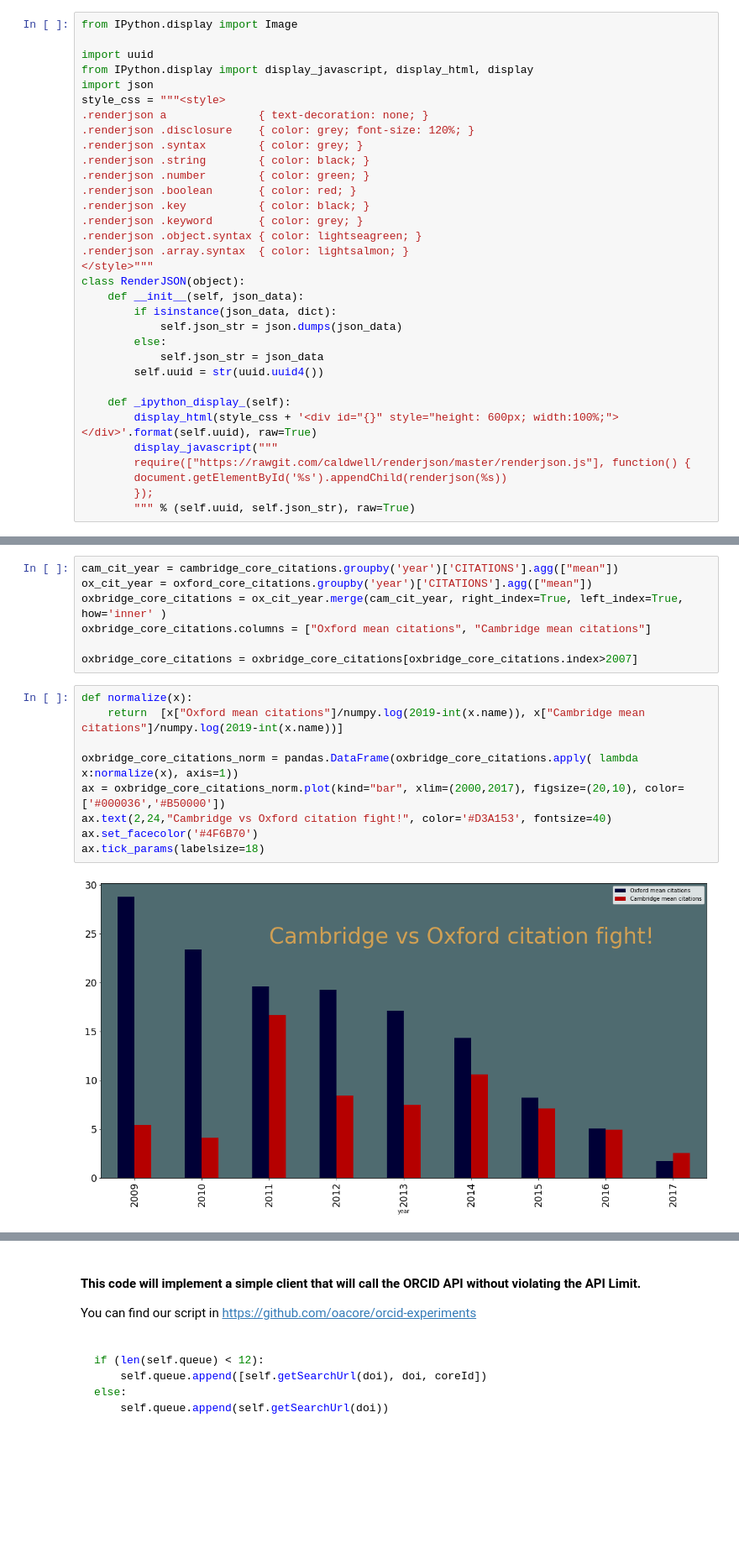
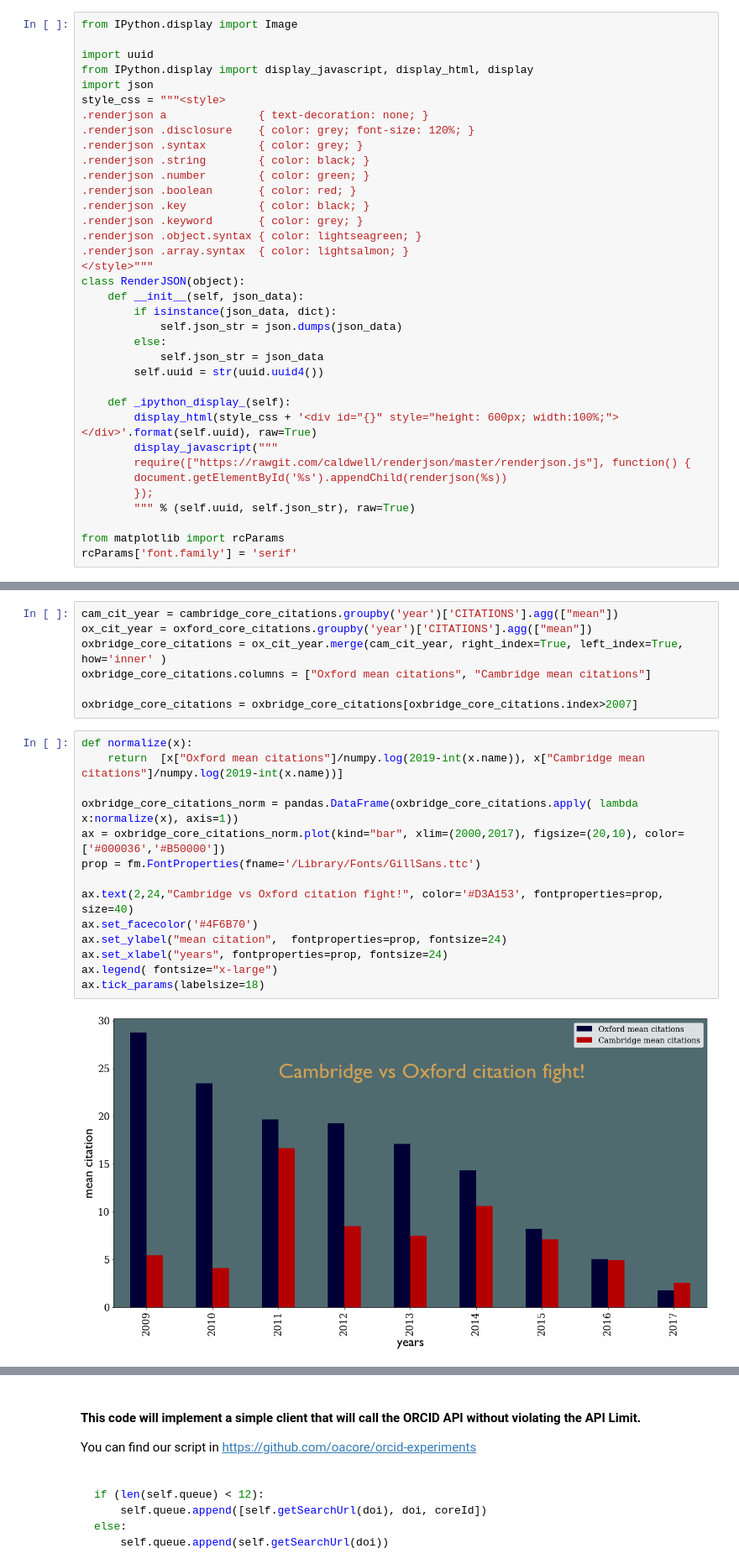
Before and after one commit to oacore/cambridge-vs-oxford-repo-showdown, a Jupyter notebook: Oxford vs Cambridge 2018 edition.ipynb, the cells around one changed output, grey strips where cells are left out. Shown: that part at 84% size. Saved outputs shown, nothing was run; the diff lists cells and outputs as text; blank space fills up the shorter version.

```diff
--- a/Oxford vs Cambridge 2018 edition.ipynb
+++ b/Oxford vs Cambridge 2018 edition.ipynb
@@ -31,5 +31,8 @@ class RenderJSON(object):
         document.getElementById('%s').appendChild(renderjson(%s))
         });
         """ % (self.uuid, self.json_str), raw=True)
+
+from matplotlib import rcParams
+rcParams['font.family'] = 'serif'
 # %% [markdown]
 !['Cambridge vs. Oxford repository showdown!'](resources/reposhowdown.png)
@@ -214,12 +223,17 @@ oxbridge_core_citations = oxbridge_core_citations[oxbridge_core_citations.index>
 # %%
 def normalize(x):
     return  [x["Oxford mean citations"]/numpy.log(2019-int(x.name)), x["Cambridge mean citations"]/numpy.log(2019-int(x.name))]
 
 oxbridge_core_citations_norm = pandas.DataFrame(oxbridge_core_citations.apply( lambda x:normalize(x), axis=1))
 ax = oxbridge_core_citations_norm.plot(kind="bar", xlim=(2000,2017), figsize=(20,10), color=['#000036','#B50000'])
-ax.text(2,24,"Cambridge vs Oxford citation fight!", color='#D3A153', fontsize=40)
+prop = fm.FontProperties(fname='/Library/Fonts/GillSans.ttc')
+
+ax.text(2,24,"Cambridge vs Oxford citation fight!", color='#D3A153', fontproperties=prop, size=40)
 ax.set_facecolor('#4F6B70')
+ax.set_ylabel("mean citation",  fontproperties=prop, fontsize=24)
+ax.set_xlabel("years", fontproperties=prop, fontsize=24)
+ax.legend( fontsize="x-large")
 ax.tick_params(labelsize=18)
 # %% [output]
-[figure, old version]
+[figure, new version]
 # %% [markdown]
```
Also changed, not shown: parts of 15 cells of this notebook.
